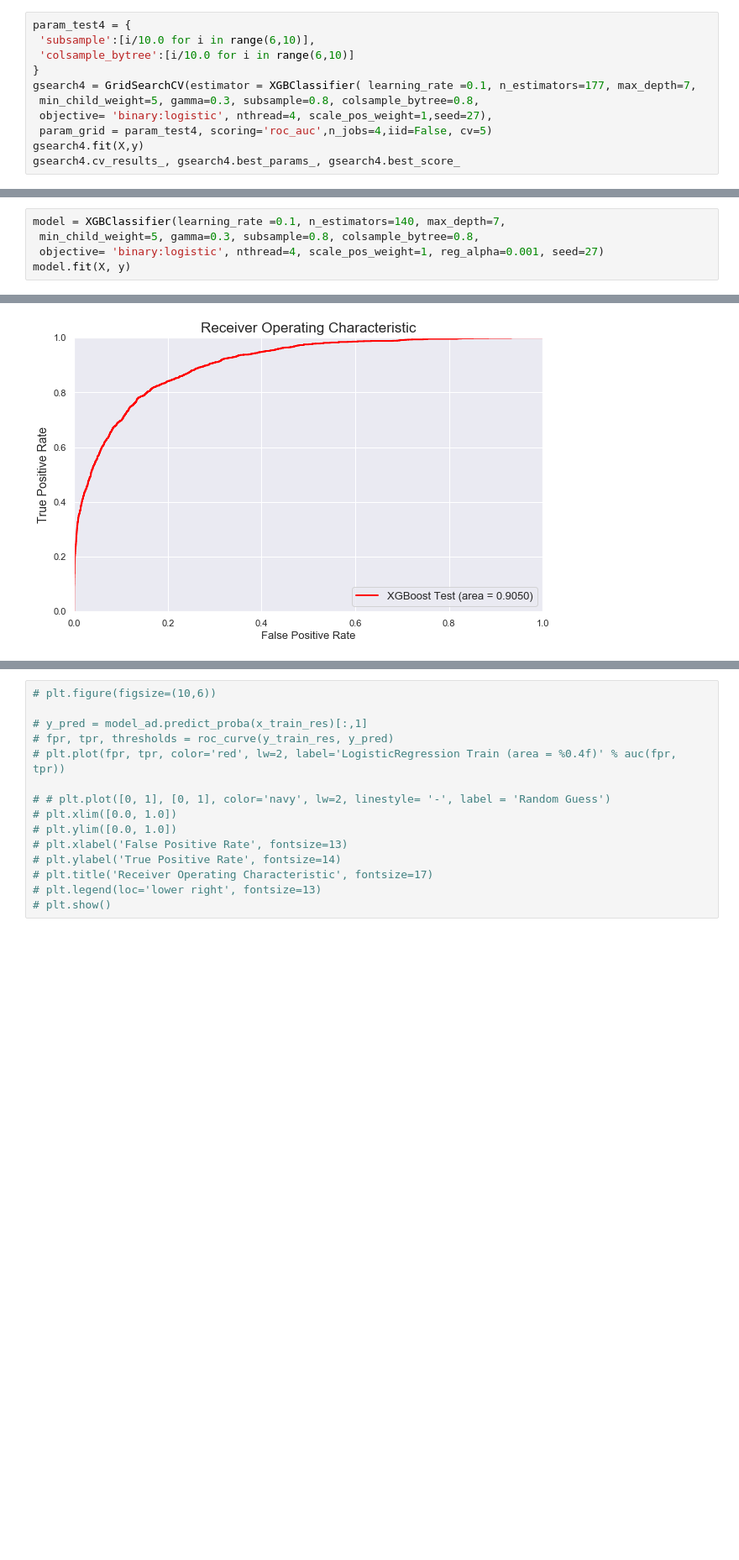
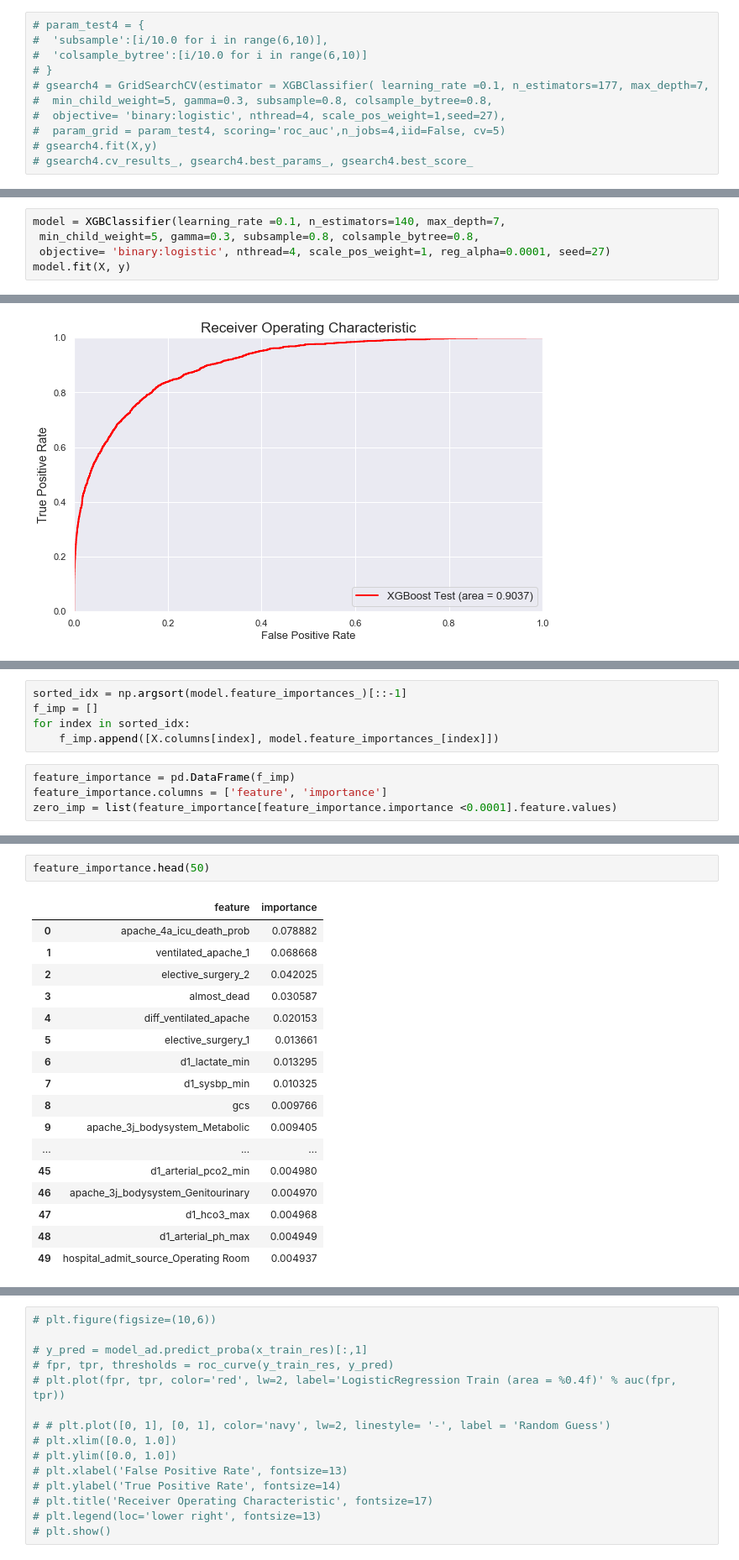
Before and after one commit to curie-capstone/predicting-patient-outcomes, a Jupyter notebook: ravinder/modeling_ravinder.ipynb, the cells around one changed output, grey strips where cells are left out. Shown at 84% size. Saved outputs shown, nothing was run; the diff lists cells and outputs as text; blank space fills up the shorter version.

```diff
--- a/ravinder/modeling_ravinder.ipynb
+++ b/ravinder/modeling_ravinder.ipynb
@@ -961,11 +943,11 @@ gsearch3.cv_results_, gsearch3.best_params_, gsearch3.best_score_
 # %%
-param_test4 = {
- 'subsample':[i/10.0 for i in range(6,10)],
- 'colsample_bytree':[i/10.0 for i in range(6,10)]
-}
-gsearch4 = GridSearchCV(estimator = XGBClassifier( learning_rate =0.1, n_estimators=177, max_depth=7,
- min_child_weight=5, gamma=0.3, subsample=0.8, colsample_bytree=0.8,
- objective= 'binary:logistic', nthread=4, scale_pos_weight=1,seed=27),
- param_grid = param_test4, scoring='roc_auc',n_jobs=4,iid=False, cv=5)
-gsearch4.fit(X,y)
-gsearch4.cv_results_, gsearch4.best_params_, gsearch4.best_score_
+# param_test4 = {
+#  'subsample':[i/10.0 for i in range(6,10)],
+#  'colsample_bytree':[i/10.0 for i in range(6,10)]
+# }
+# gsearch4 = GridSearchCV(estimator = XGBClassifier( learning_rate =0.1, n_estimators=177, max_depth=7,
+#  min_child_weight=5, gamma=0.3, subsample=0.8, colsample_bytree=0.8,
+#  objective= 'binary:logistic', nthread=4, scale_pos_weight=1,seed=27),
+#  param_grid = param_test4, scoring='roc_auc',n_jobs=4,iid=False, cv=5)
+# gsearch4.fit(X,y)
+# gsearch4.cv_results_, gsearch4.best_params_, gsearch4.best_score_
@@ -990,7 +954,7 @@ gsearch4.cv_results_, gsearch4.best_params_, gsearch4.best_score_
 # %%
 model = XGBClassifier(learning_rate =0.1, n_estimators=140, max_depth=7,
  min_child_weight=5, gamma=0.3, subsample=0.8, colsample_bytree=0.8,
- objective= 'binary:logistic', nthread=4, scale_pos_weight=1, reg_alpha=0.001, seed=27)
+ objective= 'binary:logistic', nthread=4, scale_pos_weight=1, reg_alpha=0.0001, seed=27)
 model.fit(X, y)
 # %% [output]
 XGBClassifier(base_score=0.5, booster='gbtree', colsample_bylevel=1,
@@ -1044,0 +1007,9 @@ plt.show()
+# %%
+sorted_idx = np.argsort(model.feature_importances_)[::-1]
+f_imp = []
+for index in sorted_idx:
+    f_imp.append([X.columns[index], model.feature_importances_[index]])
+# %%
+feature_importance = pd.DataFrame(f_imp)
+feature_importance.columns = ['feature', 'importance']
+zero_imp = list(feature_importance[feature_importance.importance <0.0001].feature.values)
@@ -1044,0 +1036,20 @@ plt.show()
+# %%
+feature_importance.head(50)
+# %% [output]
+|  | feature | importance |
+| 0 | apache_4a_icu_death_prob | 0.078882 |
+| 1 | ventilated_apache_1 | 0.068668 |
+| 2 | elective_surgery_2 | 0.042025 |
+| 3 | almost_dead | 0.030587 |
+| 4 | diff_ventilated_apache | 0.020153 |
+| 5 | elective_surgery_1 | 0.013661 |
+| 6 | d1_lactate_min | 0.013295 |
+| 7 | d1_sysbp_min | 0.010325 |
+| 8 | gcs | 0.009766 |
+| 9 | apache_3j_bodysystem_Metabolic | 0.009405 |
+| ... | ... | ... |
+| 45 | d1_arterial_pco2_min | 0.004980 |
+| 46 | apache_3j_bodysystem_Genitourinary | 0.004970 |
+| 47 | d1_hco3_max | 0.004968 |
+| 48 | d1_arterial_ph_max | 0.004949 |
+| 49 | hospital_admit_source_Operating Room | 0.004937 |
```
Also changed, not shown: parts of 68 cells of this notebook.
